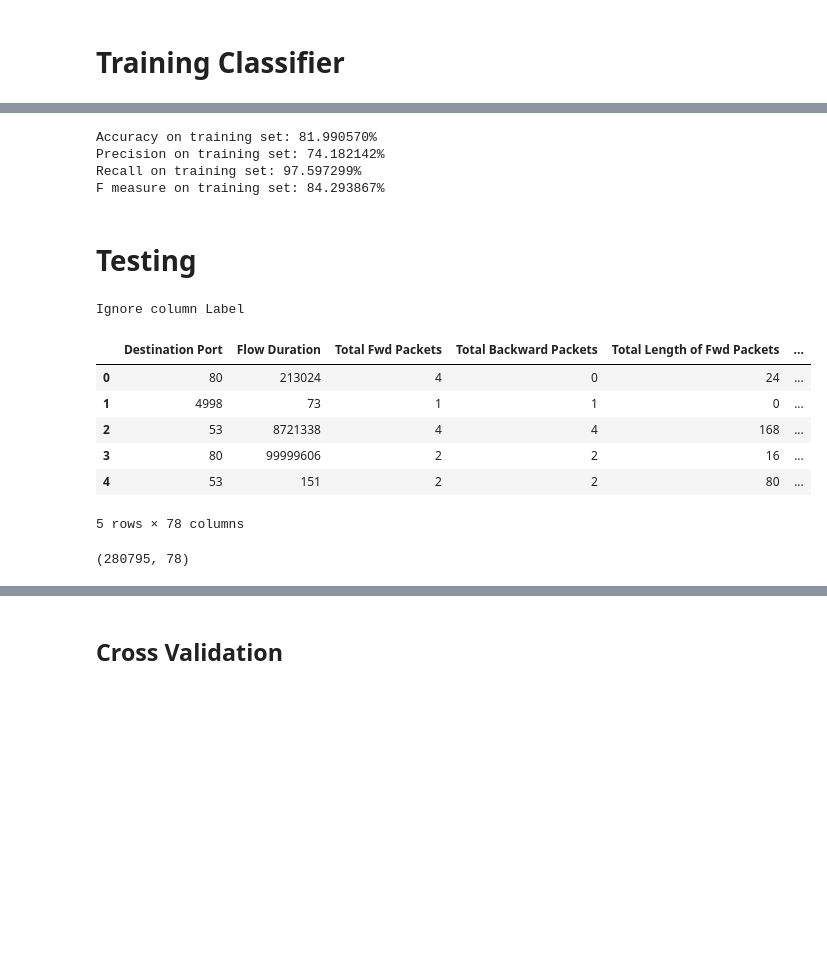
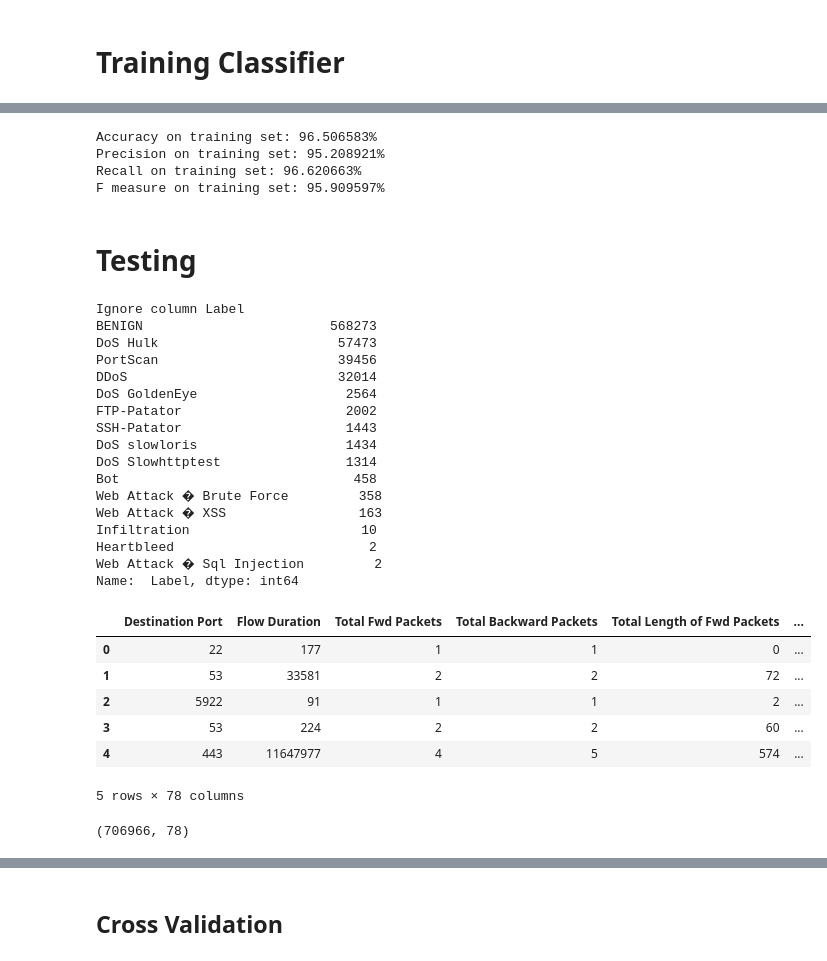
Before and after one commit to CyBearStudio/NeuralNetworkNSL-KDD, a Jupyter notebook: NeuralNetworks.ipynb, the cells around one changed output, grey strips where cells are left out. Cells and saved outputs as stored; diff of their text form; code cells hidden in the pictures; blank space fills up the shorter version.

```diff
--- a/NeuralNetworks.ipynb
+++ b/NeuralNetworks.ipynb
@@ -258,28 +276,44 @@ print(train_data.shape)
 # %%
-clf = train_clf((train_data), train_labels)
+clf = train_clf(train_data, train_labels)
 # %% [output]
-Accuracy on training set: 81.990570%
-Precision on training set: 74.182142%
-Recall on training set: 97.597299%
-F measure on training set: 84.293867%
+Accuracy on training set: 96.506583%
+Precision on training set: 95.208921%
+Recall on training set: 96.620663%
+F measure on training set: 95.909597%
 # %% [markdown]
 # Testing
 # %%
-test_data, test_labels = load_data('test_reduced_IDS2017.csv')
+test_data, test_labels = load_data('test_IDS2017.csv')
 test_data.head()
 # %% [output]
 Ignore column Label
+BENIGN                        568273
+DoS Hulk                       57473
+PortScan                       39456
+DDoS                           32014
+DoS GoldenEye                   2564
+FTP-Patator                     2002
+SSH-Patator                     1443
+DoS slowloris                   1434
+DoS Slowhttptest                1314
+Bot                              458
+Web Attack � Brute Force         358
+Web Attack � XSS                 163
+Infiltration                      10
+Heartbleed                         2
+Web Attack � Sql Injection         2
+Name:  Label, dtype: int64
 |  | Destination Port | Flow Duration | Total Fwd Packets | Total Backward Packets | Total Length of Fwd Packets | ... |
-| 0 | 80 | 213024 | 4 | 0 | 24 | ... |
-| 1 | 4998 | 73 | 1 | 1 | 0 | ... |
-| 2 | 53 | 8721338 | 4 | 4 | 168 | ... |
-| 3 | 80 | 99999606 | 2 | 2 | 16 | ... |
-| 4 | 53 | 151 | 2 | 2 | 80 | ... |
+| 0 | 22 | 177 | 1 | 1 | 0 | ... |
+| 1 | 53 | 33581 | 2 | 2 | 72 | ... |
+| 2 | 5922 | 91 | 1 | 1 | 2 | ... |
+| 3 | 53 | 224 | 2 | 2 | 60 | ... |
+| 4 | 443 | 11647977 | 4 | 5 | 574 | ... |
 5 rows × 78 columns
 # %%
 print(test_data.shape)
 # %% [output]
-(280795, 78)
+(706966, 78)
 # %%
 test_preds = test_clf(test_data, test_labels, clf)
 # %% [output]
```
Also changed, not shown: parts of 7 cells of this notebook.
